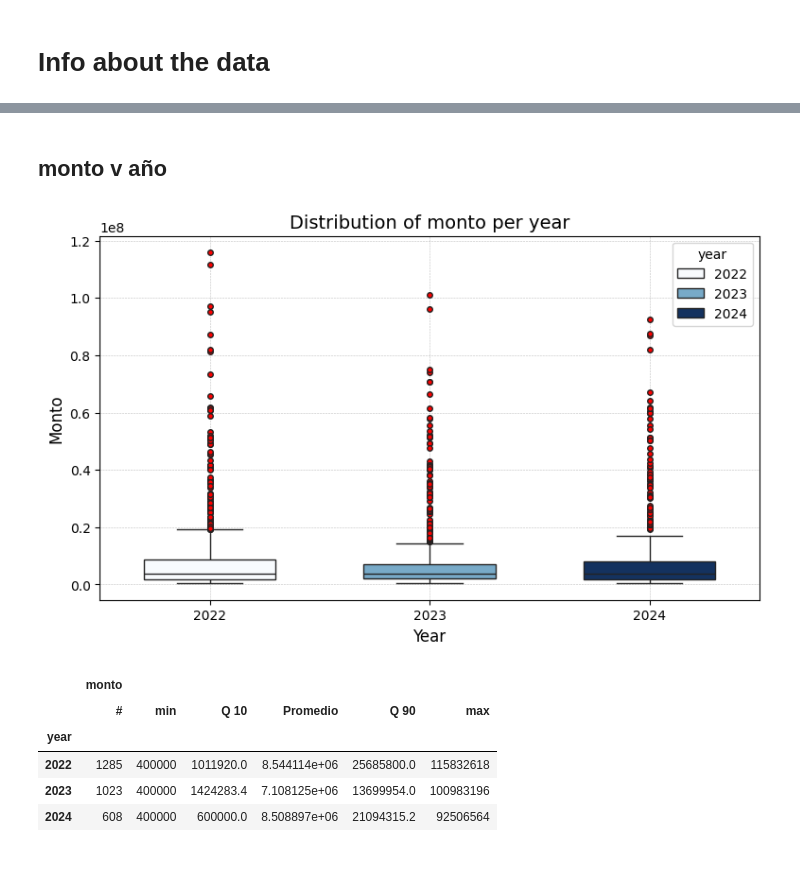
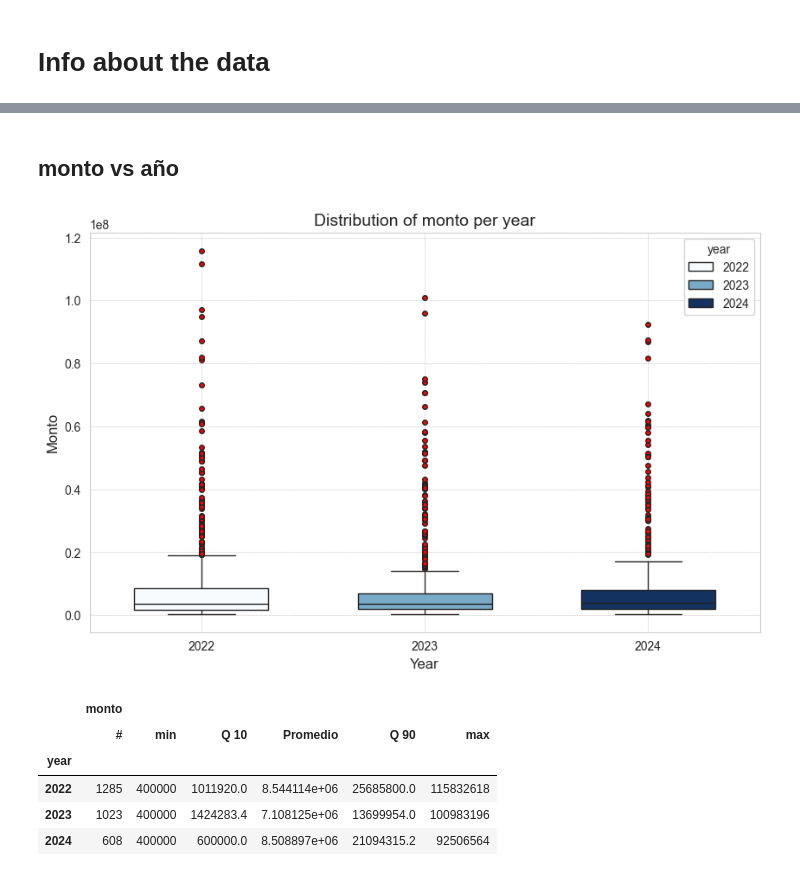
Before and after one commit to MateoSilvaLasso/Analitica_1, a Jupyter notebook: otros_archivos/taller_3_team6.ipynb, the cells around one changed output, grey strips where cells are left out. Drawn from its saved outputs; the diff is of its cells as text; code cells hidden in the pictures.

```diff
--- a/otros_archivos/taller_3_team6.ipynb
+++ b/otros_archivos/taller_3_team6.ipynb
@@ -86,29 +96,29 @@ lorep insum
 # %% [markdown]
-## monto v año
+## monto vs año
 # %%
 # Boxplot - monto per risk
 
-plt.figure(figsize=(9, 5))
+plt.figure(figsize=(10, 6))
 sns.boxplot(
     x=df["year"],
     y=df["monto"],
     palette="Blues",
     linewidth=1,
     width=0.6,
     hue=df["year"],
     flierprops=dict(marker="o", markerfacecolor="red", markersize=4),
 )
 
 
 plt.title("Distribution of monto per year", fontsize=14)
 plt.xlabel("Year", fontsize=12)
 plt.ylabel("Monto", fontsize=12)
 plt.grid(color="gray", linestyle="--", linewidth=0.4, alpha=0.5)
 
 
 plt.show()
 # %% [output]
-[figure, old version]
+[figure, new version]
 # %%
 # Lets check the amount per risk level
 
```
Also changed, not shown: parts of 67 cells of this notebook.
